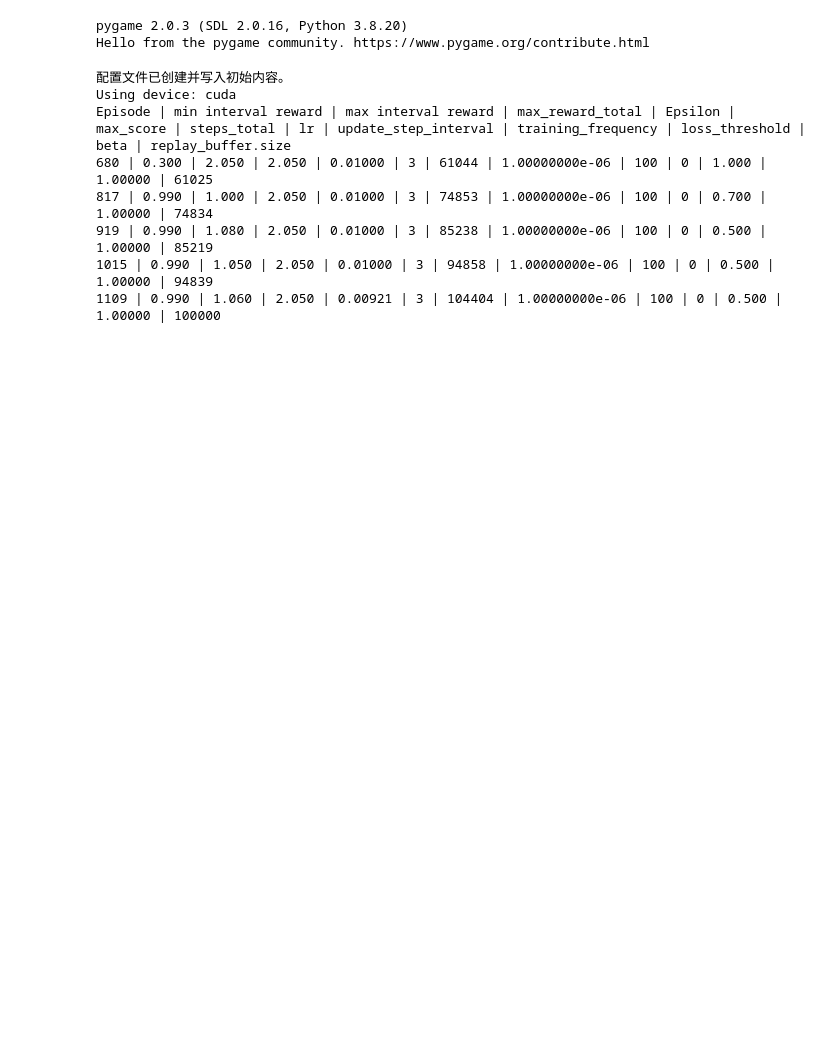
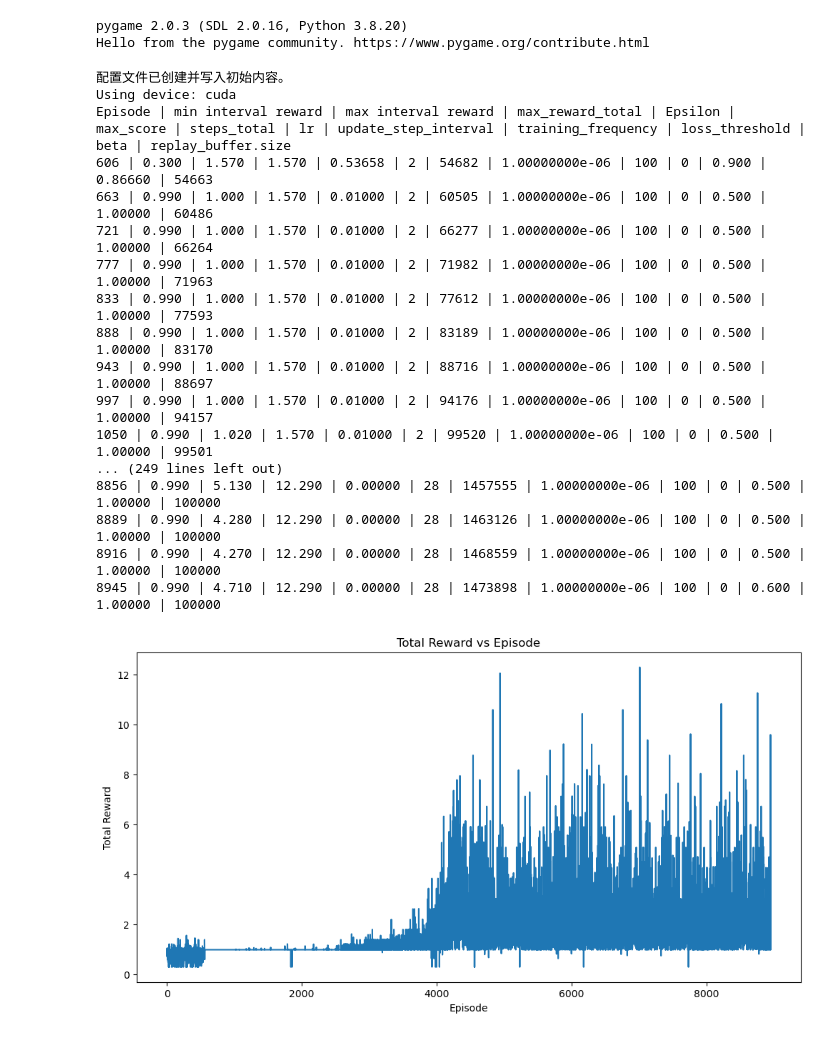
Before and after one commit to WhizZest/Book_Code_RL, a Jupyter notebook: ch07_值函数逼近/非线性逼近/FlappyBird-rgb/FlappyBird-rgb-v0.ipynb, the cells around one changed output. Drawn from its saved outputs; the diff is of its cells as text; code cells hidden in the pictures; blank space fills up the shorter version.

```diff
--- a/ch07_值函数逼近/非线性逼近/FlappyBird-rgb/FlappyBird-rgb-v0.ipynb
+++ b/ch07_值函数逼近/非线性逼近/FlappyBird-rgb/FlappyBird-rgb-v0.ipynb
@@ -789,9 +789,7 @@ def train_rainbow_dqn(env, num_episodes=500, batch_size=64, gamma=0.99,
                     ratio = ratio_schedule[i]
                     epsilon = max(start_epsilon + ratio * (steps_total - start_step), end_epsilon)
             # 跳帧处理
-            bSkip = True
             if step_count % skip_frames == 0:
-                bSkip = False
                 reward_perSkip = 0
                 # ε-贪婪策略
                 if random.random() < epsilon:
@@ -811,6 +809,9 @@ def train_rainbow_dqn(env, num_episodes=500, batch_size=64, gamma=0.99,
             next_raw_state, reward, done, info = env.step(action)
             step_count += 1
             steps_total += 1
+            bSkip = True
+            if step_count % skip_frames == 0:
+                bSkip = False
             if max_step_count < step_count:
                 max_step_count = step_count
             raw_state = next_raw_state
@@ -845,7 +846,7 @@ def train_rainbow_dqn(env, num_episodes=500, batch_size=64, gamma=0.99,
                 max_interval_rewards = total_reward
 
             # 经验回放训练
-            if replay_buffer.size() >= replay_buffer_capacity * 0.5 and bSkip == False:
+            if replay_buffer.size() >= replay_buffer_capacity * 0.1 and bSkip == False:
                 training_frequency = 1
 
                 while training_frequency > 0:
@@ -987,40 +988,50 @@ print("配置文件已创建并写入初始内容。")
 env = gym.make("FlappyBird-rgb-v0")
 import os
 import pygame
 
 # 将声音输出重定向到"无声设备"
 os.environ["SDL_AUDIODRIVER"] = "dummy"  # 设置虚拟音频驱动
 pygame.mixer.quit()  # 重新初始化以应用设置
 
 # 训练网络
 q_net, rewards = train_rainbow_dqn(
     env,
     num_episodes=50000,
     batch_size=256,
-    gamma=0.99,
-    epsilon_schedule=[(0, 1), (50000, 1), (60000, 0.01), (100000, 0.01), (150000, 0.001), (250000, 0.001), (350000, 0.0001), (400000, 0.0)],
+    gamma=0.95,
+    epsilon_schedule=[(0, 1), (20000, 1), (60000, 0.01), (100000, 0.01), (150000, 0.001), (250000, 0.001), (350000, 0.0001), (400000, 0.0)],
     lr=1e-6,
     alpha=0.6,
     beta_start=0.4,
     beta_increment=1e-4,
     number_of_states=4,
     skip_frames=1,
     atoms=51,
     v_min=-0.02,
     v_max=2.8,
     modelFile = None
 )
 plot_dataList(rewards)
 env.close()
 # %% [output]
 配置文件已创建并写入初始内容。
 Using device: cuda
 Episode | min interval reward | max interval reward | max_reward_total | Epsilon | max_score | steps_total | lr | update_step_interval | training_frequency | loss_threshold | beta | replay_buffer.size
-680 | 0.300 | 2.050 | 2.050 | 0.01000 | 3 | 61044 | 1.00000000e-06 | 100 | 0 | 1.000 | 1.00000 | 61025
-817 | 0.990 | 1.000 | 2.050 | 0.01000 | 3 | 74853 | 1.00000000e-06 | 100 | 0 | 0.700 | 1.00000 | 74834
-919 | 0.990 | 1.080 | 2.050 | 0.01000 | 3 | 85238 | 1.00000000e-06 | 100 | 0 | 0.500 | 1.00000 | 85219
-1015 | 0.990 | 1.050 | 2.050 | 0.01000 | 3 | 94858 | 1.00000000e-06 | 100 | 0 | 0.500 | 1.00000 | 94839
-1109 | 0.990 | 1.060 | 2.050 | 0.00921 | 3 | 104404 | 1.00000000e-06 | 100 | 0 | 0.500 | 1.00000 | 100000
+606 | 0.300 | 1.570 | 1.570 | 0.53658 | 2 | 54682 | 1.00000000e-06 | 100 | 0 | 0.900 | 0.86660 | 54663
+663 | 0.990 | 1.000 | 1.570 | 0.01000 | 2 | 60505 | 1.00000000e-06 | 100 | 0 | 0.500 | 1.00000 | 60486
+721 | 0.990 | 1.000 | 1.570 | 0.01000 | 2 | 66277 | 1.00000000e-06 | 100 | 0 | 0.500 | 1.00000 | 66264
+777 | 0.990 | 1.000 | 1.570 | 0.01000 | 2 | 71982 | 1.00000000e-06 | 100 | 0 | 0.500 | 1.00000 | 71963
+833 | 0.990 | 1.000 | 1.570 | 0.01000 | 2 | 77612 | 1.00000000e-06 | 100 | 0 | 0.500 | 1.00000 | 77593
+888 | 0.990 | 1.000 | 1.570 | 0.01000 | 2 | 83189 | 1.00000000e-06 | 100 | 0 | 0.500 | 1.00000 | 83170
+943 | 0.990 | 1.000 | 1.570 | 0.01000 | 2 | 88716 | 1.00000000e-06 | 100 | 0 | 0.500 | 1.00000 | 88697
+997 | 0.990 | 1.000 | 1.570 | 0.01000 | 2 | 94176 | 1.00000000e-06 | 100 | 0 | 0.500 | 1.00000 | 94157
+1050 | 0.990 | 1.020 | 1.570 | 0.01000 | 2 | 99520 | 1.00000000e-06 | 100 | 0 | 0.500 | 1.00000 | 99501
+... (249 lines left out)
+8856 | 0.990 | 5.130 | 12.290 | 0.00000 | 28 | 1457555 | 1.00000000e-06 | 100 | 0 | 0.500 | 1.00000 | 100000
+8889 | 0.990 | 4.280 | 12.290 | 0.00000 | 28 | 1463126 | 1.00000000e-06 | 100 | 0 | 0.500 | 1.00000 | 100000
+8916 | 0.990 | 4.270 | 12.290 | 0.00000 | 28 | 1468559 | 1.00000000e-06 | 100 | 0 | 0.500 | 1.00000 | 100000
+8945 | 0.990 | 4.710 | 12.290 | 0.00000 | 28 | 1473898 | 1.00000000e-06 | 100 | 0 | 0.600 | 1.00000 | 100000
+[figure, added]
 # %%
 import time
 import flappy_bird_gym
```
Also changed, not shown: 2 other files.
